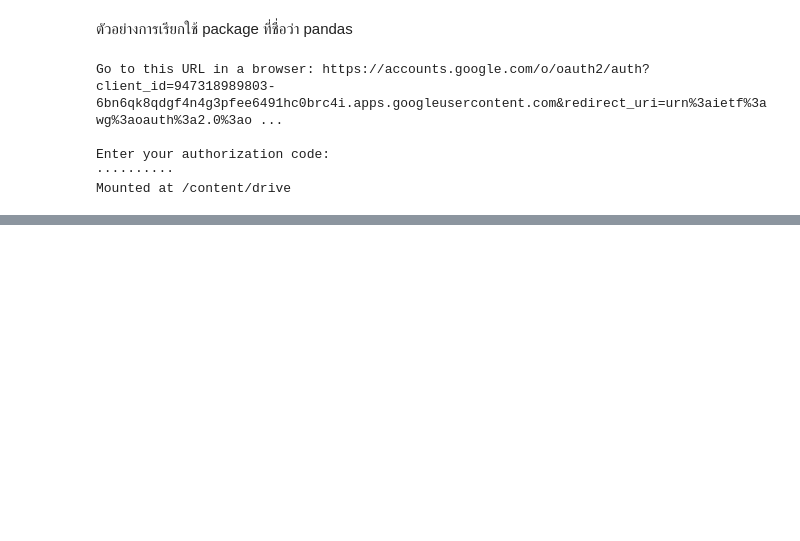
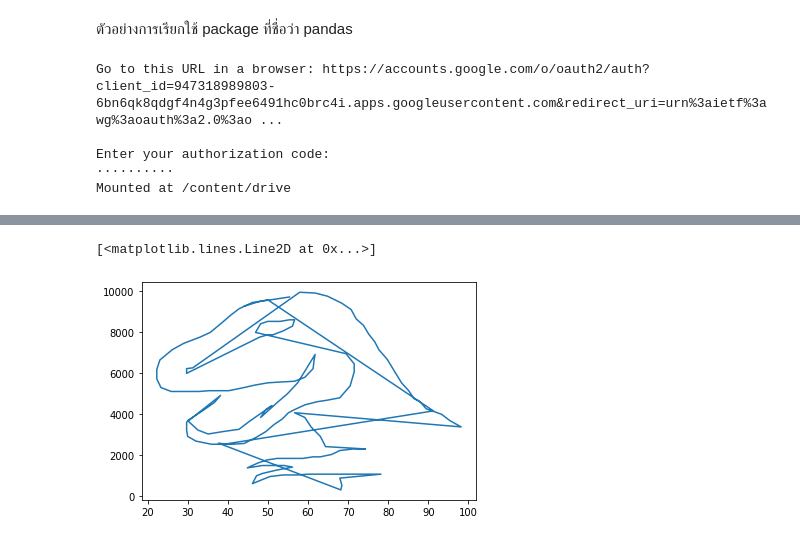
Before and after one commit to tohnperfect/DPDM, a Jupyter notebook: Data101.ipynb, the cells around one changed output, grey strips where cells are left out. Cells and saved outputs as stored; diff of their text form; code cells hidden in the pictures; blank space fills up the shorter version.

```diff
--- a/Data101.ipynb
+++ b/Data101.ipynb
@@ -51,0 +117,5 @@ pd.read_csv('/content/drive/My Drive/DWDM_material/test.csv')
+# %%
+plt.plot(table['x'],table['y'])
+# %% [output]
+[<matplotlib.lines.Line2D at 0x...>]
+[figure, added]
```
Also changed, not shown: parts of 45 cells of this notebook.
